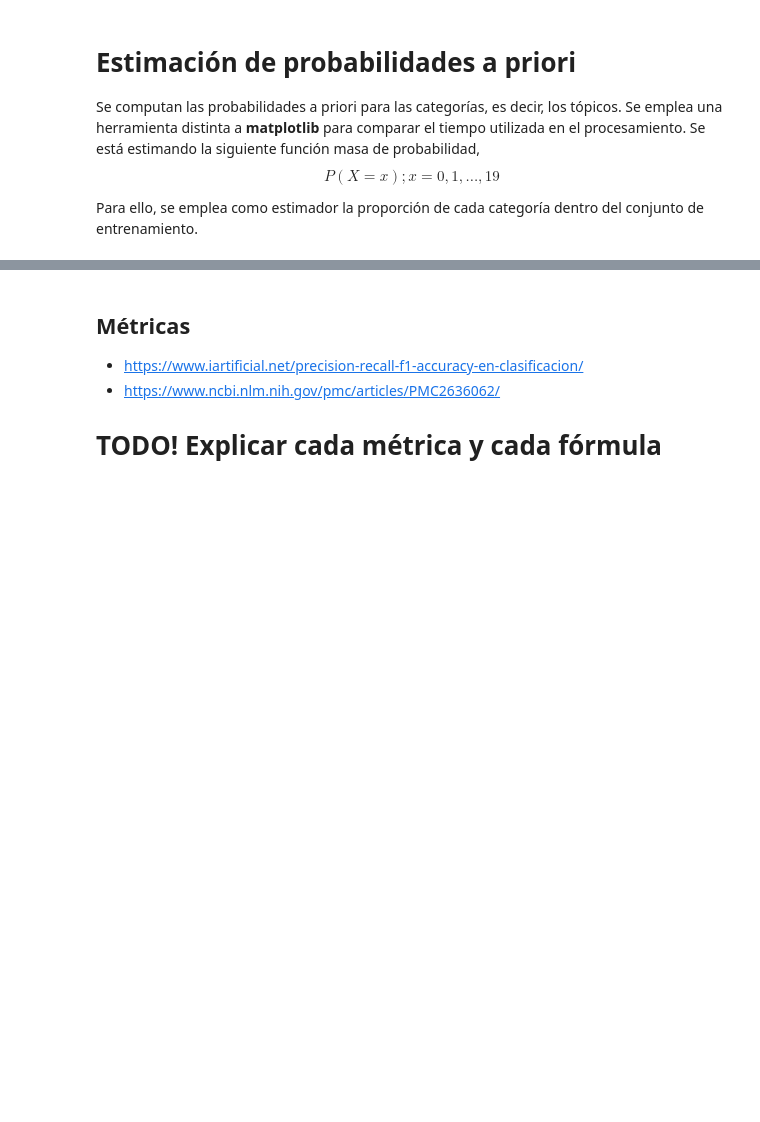
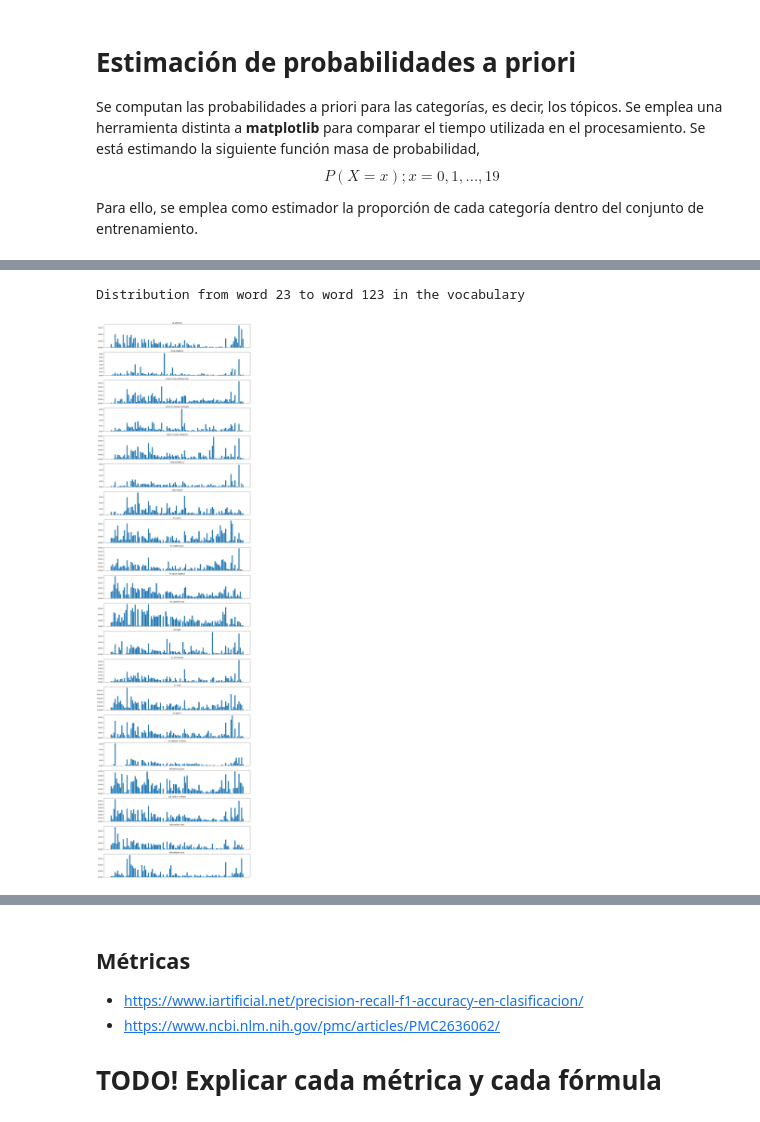
Before and after one commit to Kammann123/nn-tp1, a Jupyter notebook: notebooks/tp1-ej1-analysis.ipynb, the cells around one changed output, grey strips where cells are left out. Cells and saved outputs as stored; diff of their text form; code cells hidden in the pictures; blank space fills up the shorter version.

```diff
--- a/notebooks/tp1-ej1-analysis.ipynb
+++ b/notebooks/tp1-ej1-analysis.ipynb
@@ -136,0 +161,8 @@ Shape of the priori probability distribution: (20,)
+# %%
+%%time
+
+from sklearn.feature_extraction.text import CountVectorizer, TfidfVectorizer
+
+# Importing and testing the CountVectorizer class of sklearn
+vectorizer = TfidfVectorizer(min_df=0.01, strip_accents='ascii', stop_words='english', encoding='latin1')
+train_input = vectorizer.fit_transform(train_raw_input)
@@ -162,8 +209,0 @@ El proceso de tokenización implica tomar el texto e identificar todas las palab
-# %%
-%%time
-
-from sklearn.feature_extraction.text import CountVectorizer, TfidfVectorizer
-
-# Importing and testing the CountVectorizer class of sklearn
-vectorizer = TfidfVectorizer(min_df=5, strip_accents='ascii', stop_words='english', encoding='latin1')
-train_input = vectorizer.fit_transform(train_raw_input)
@@ -224,9 +242,8 @@ El procedimiento consiste en fijar el valor de un **hiperparámetro** $\alpha$,
 # Separate the matrix of documents (mails) and occurrences of words for each category
 # and compute the normalized distribution to get the likelihood for each category
 alpha = 0.01
-categories_distribution = np.zeros((len(categories), len(vectorizer.vocabulary_.keys())), dtype=np.longdouble)
+word_distribution = np.zeros((len(categories), len(vectorizer.vocabulary_.keys())), dtype=np.longdouble)
 for index, category in enumerate(categories):
-  category_matrix = train_input[train_output == index][:]
-  distribution = category_matrix.sum(axis=0) + alpha
-  categories_distribution[index,:] = distribution / distribution.sum()
+  distribution = (train_input[train_output == index][:]).sum(axis=0) + alpha
+  word_distribution[index,:] = distribution / distribution.sum()
 # %% [output]
@@ -249,0 +276,19 @@ Este problema se encontró comparando este modelo con el de log probabilidades,
+# %%
+# Parameters of the reduced data set
+qty_word = 100
+min_word_index = np.random.randint(0, len(vectorizer.get_feature_names()))
+max_word_index = min_word_index + qty_word
+
+# Logging...
+print(f'Distribution from word {min_word_index} to word {max_word_index} in the vocabulary')
+
+# Bar plot with the conditioned distribution for each topic
+fig, ax = plt.subplots(len(categories), figsize=(18, 70))
+for index, category in enumerate(categories):
+    ax[index].bar(np.arange(min_word_index, max_word_index), word_distribution[index,min_word_index:max_word_index])
+    ax[index].set_title(category)
+    ax[index].tick_params(labelbottom=False)
+plt.show()
+# %% [output]
+Distribution from word 23 to word 123 in the vocabulary
+[figure, added]
```
Also changed, not shown: parts of 37 cells of this notebook.
